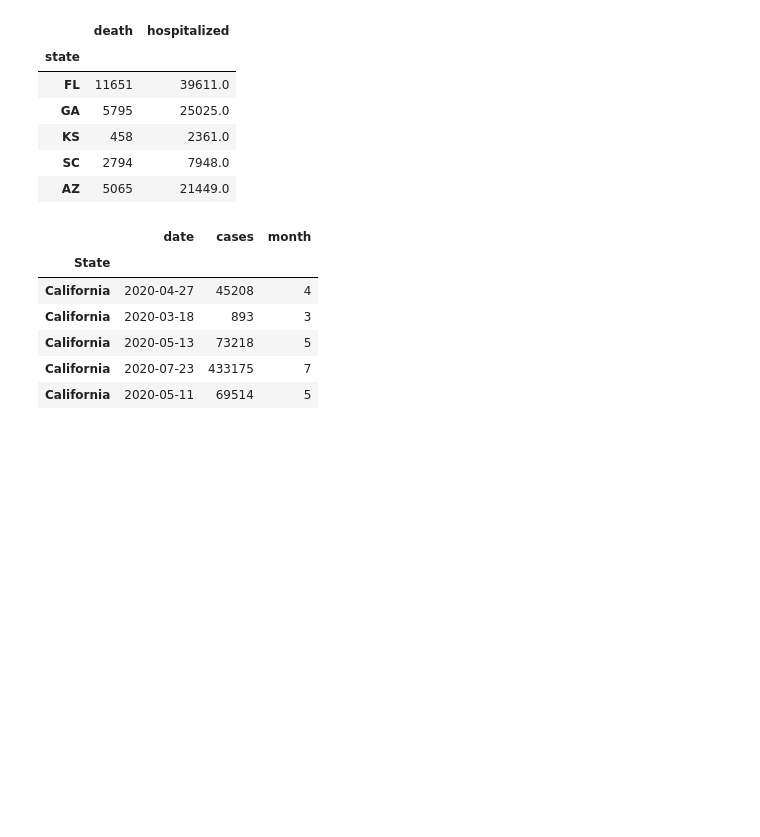
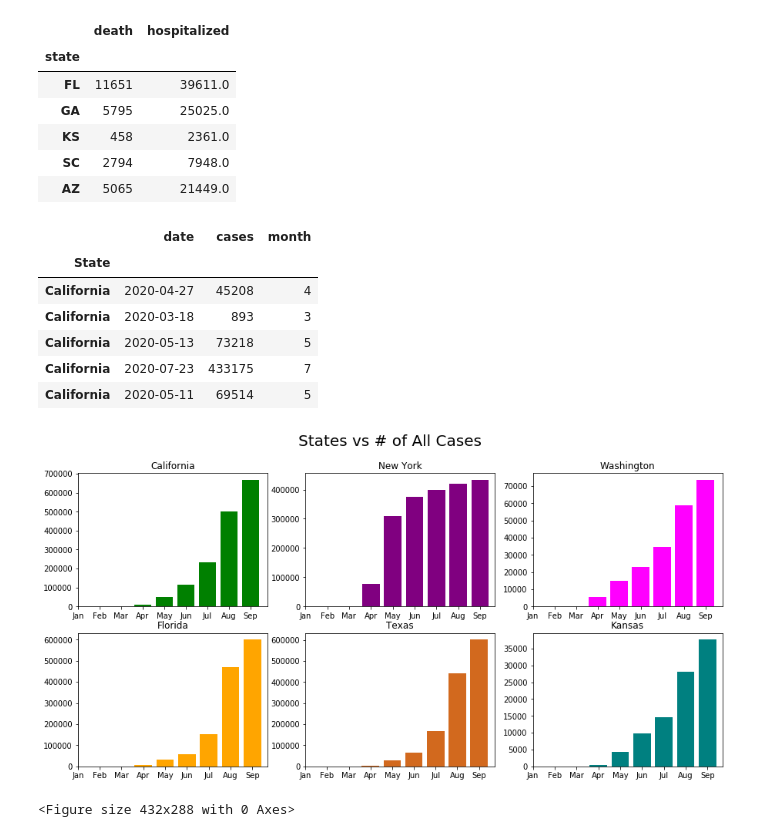
Before and after one commit to jamisonunruh24/Project-1, a Jupyter notebook: Data Clean up.ipynb, the cells around one changed output. Cells and saved outputs as stored; diff of their text form; code cells hidden in the pictures; blank space fills up the shorter version.

Commit message:
Added graphs to clean data notebook

```diff
--- a/Data Clean up.ipynb
+++ b/Data Clean up.ipynb
@@ -352,3 +352,63 @@ summer_fun.head()
 | California | 2020-05-13 | 73218 | 5 |
 | California | 2020-07-23 | 433175 | 7 |
 | California | 2020-05-11 | 69514 | 5 |
+# %%
+fig = plt.figure(figsize=(15,7))
+
+fig.suptitle('States vs # of All Cases',
+             fontsize=20)
+
+ax1 = fig.add_subplot(231)
+ax1.set_title('California')
+
+ax1.bar(california['month'],
+         california['cases'],
+         color='green')
+plt.xticks([0, 1, 2, 3, 4, 5, 6, 7, 8],["Jan", "Feb", "Mar", "Apr", "May", "Jun", "Jul", "Aug", "Sep"])
+
+
+ax2 = fig.add_subplot(232)
+ax2.set_title('New York')
+
+ax2.bar(new_york['month'],
+         new_york['cases'],
+         color='purple')
+plt.xticks([0, 1, 2, 3, 4, 5, 6, 7, 8],["Jan", "Feb", "Mar", "Apr", "May", "Jun", "Jul", "Aug", "Sep"])
+
+ax3 = fig.add_subplot(233)
+ax3.set_title('Washington')
+
+ax3.bar(washington['month'],
+         washington['cases'],
+         color='magenta')
+plt.xticks([0, 1, 2, 3, 4, 5, 6, 7, 8],["Jan", "Feb", "Mar", "Apr", "May", "Jun", "Jul", "Aug", "Sep"])
+
+ax4 = fig.add_subplot(234)
+ax4.set_title('Florida')
+
+ax4.bar(florida['month'],
+         florida['cases'],
+         color='orange')
+plt.xticks([0, 1, 2, 3, 4, 5, 6, 7, 8],["Jan", "Feb", "Mar", "Apr", "May", "Jun", "Jul", "Aug", "Sep"])
+
+ax5 = fig.add_subplot(235)
+ax5.set_title('Texas')
+
+ax5.bar(texas['month'],
+         texas['cases'],
+         color='chocolate')
+plt.xticks([0, 1, 2, 3, 4, 5, 6, 7, 8],["Jan", "Feb", "Mar", "Apr", "May", "Jun", "Jul", "Aug", "Sep"])
+
+ax6 = fig.add_subplot(236)
+ax6.set_title('Kansas')
+
+ax6.bar(kansas['month'],
+         kansas['cases'],
+         color='teal')
+plt.xticks([0, 1, 2, 3, 4, 5, 6, 7, 8],["Jan", "Feb", "Mar", "Apr", "May", "Jun", "Jul", "Aug", "Sep"])
+
+plt.show()
+plt.savefig("Images/states_vs_cases.png")
+# %% [output]
+[figure, added]
+<Figure size 432x288 with 0 Axes>
```
Also changed, not shown: parts of 13 cells of this notebook, 10 other files.
